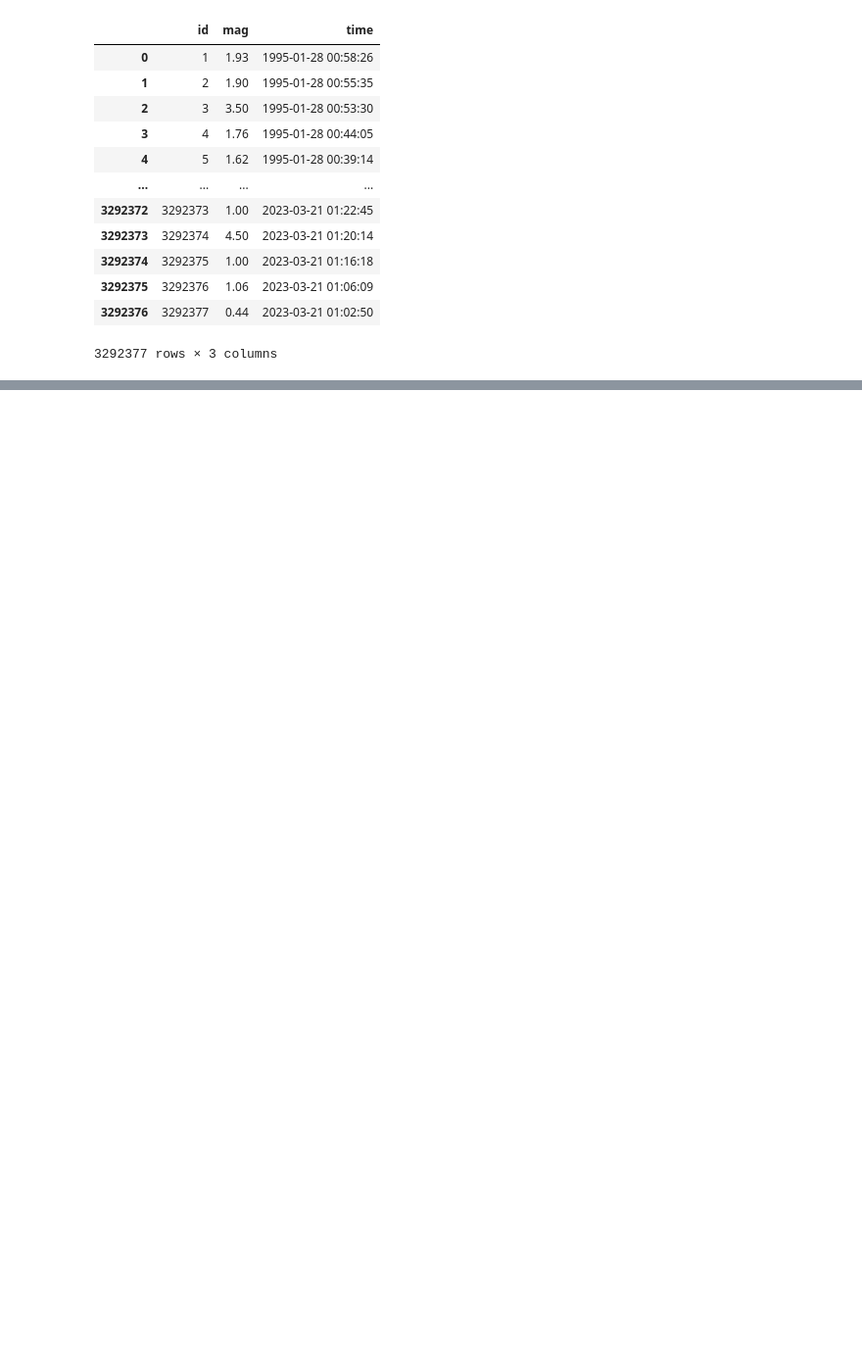
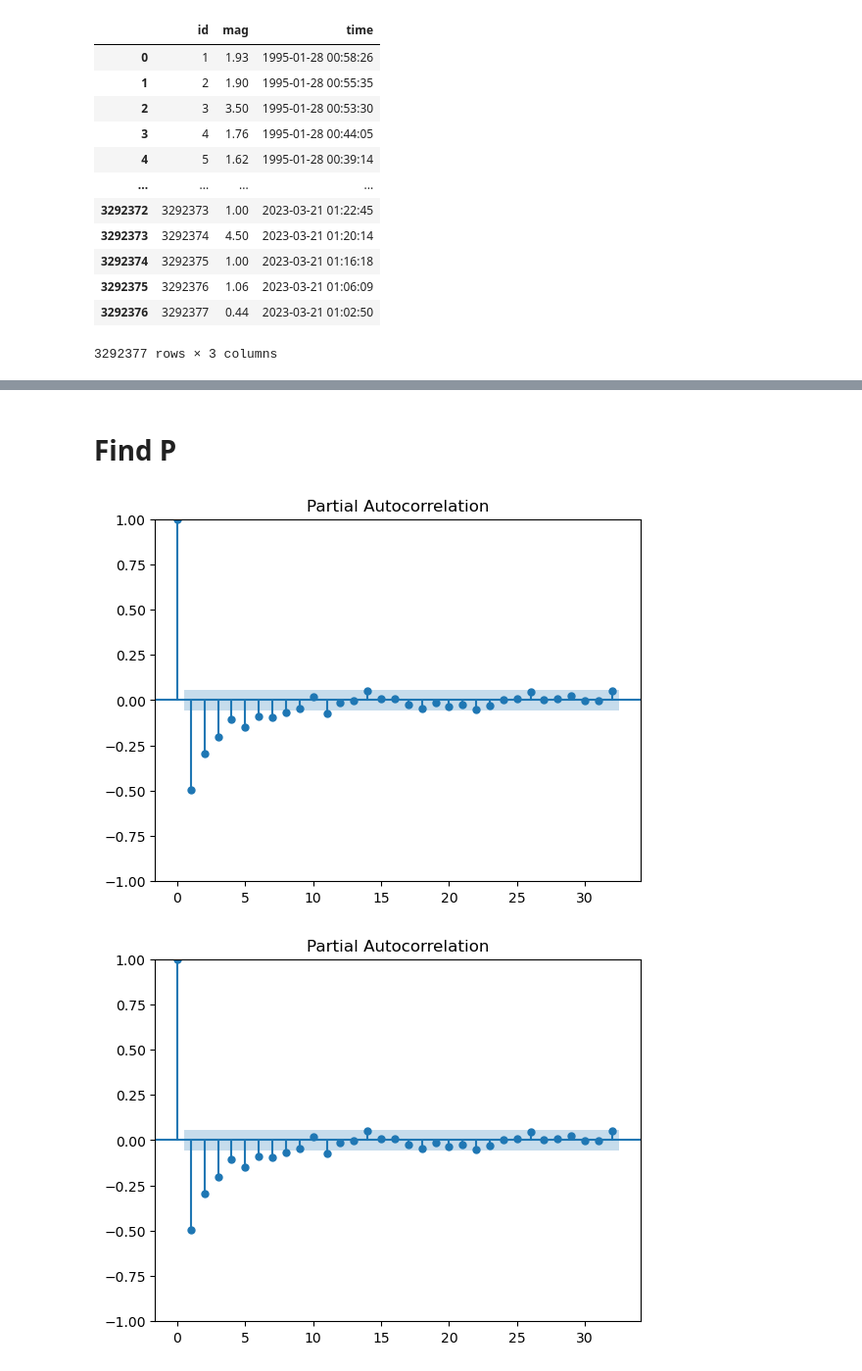
Before and after one commit to KonWys01/WebAppToAssessEarthquakeRisk, a Jupyter notebook: backend/machine_learning/main.ipynb, the cells around one changed output, grey strips where cells are left out. Shown at 98% size. Saved outputs shown, nothing was run; the diff lists cells and outputs as text; code cells hidden in the pictures; blank space fills up the shorter version.

```diff
--- a/backend/machine_learning/main.ipynb
+++ b/backend/machine_learning/main.ipynb
@@ -72,0 +152,9 @@ plt.scatter(filtered['time'], filtered['mag'], s=[3])
+# %%
+# magnitudes = magnitudes[['mag', 'time']]
+# magnitudes
+# magnitudes = magnitudes[magnitudes.index <= datetime.date(2025, 1, 1)]
+
+# training_earthquakes = magnitudes.index <= '2020-05-28'  # 90% of 10281 days
+# training_earthquakes = magnitudes.loc['1995-01-28':'`2020-05-28']  # 90% of 10281 days
+training_earthquakes = magnitudes.loc['1995-01-28':'1995-02-05']  # 90% of 10281 days
+training_earthquakes
@@ -72,0 +175,8 @@ plt.scatter(filtered['time'], filtered['mag'], s=[3])
+# %% [markdown]
+# Find P
+# %%
+# Finding P
+plot_pacf(training_earthquakes.diff().dropna())
+# %% [output]
+[figure, added]
+[figure, added]
```
Also changed, not shown: parts of 27 cells of this notebook, 2 other files.
